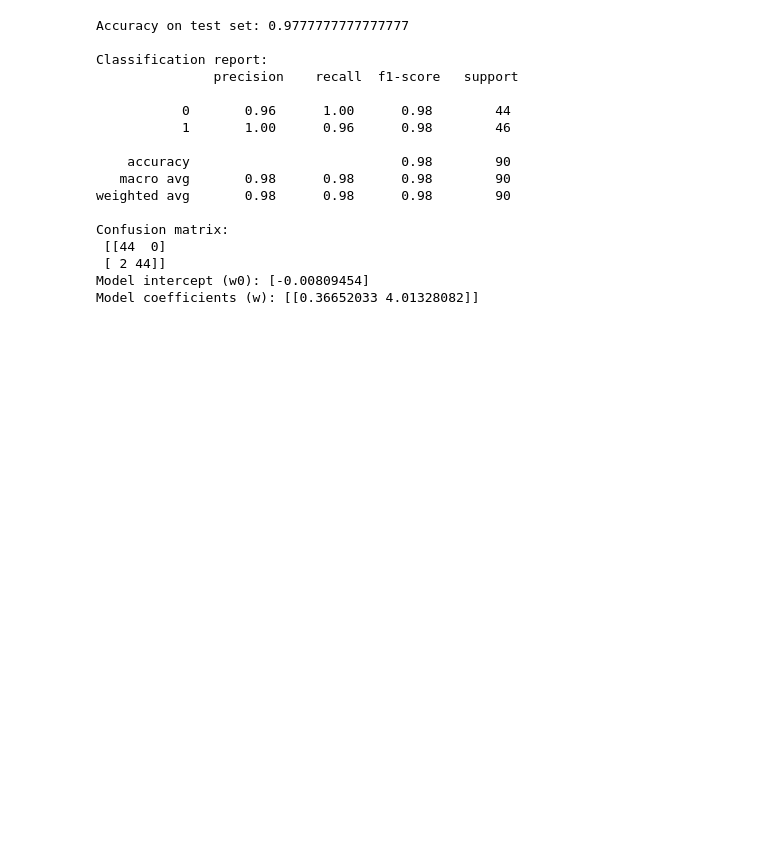
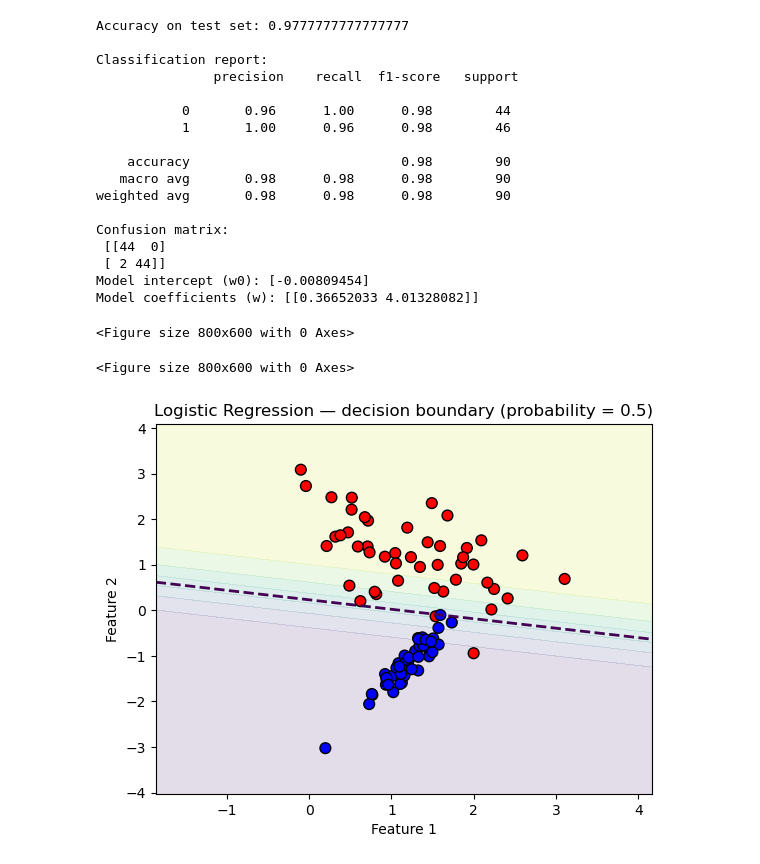
Before and after one commit to sandeshbhatta495/AI, a Jupyter notebook: Logistic Regression/basics .ipynb, the cells around one changed output. Saved outputs shown, nothing was run; the diff lists cells and outputs as text; code cells hidden in the pictures; blank space fills up the shorter version.

Commit message:
Working the next day on Logistic regression

```diff
--- a/Logistic Regression/basics .ipynb
+++ b/Logistic Regression/basics .ipynb
@@ -63,3 +65,31 @@ Confusion matrix:
  [ 2 44]]
 Model intercept (w0): [-0.00809454]
 Model coefficients (w): [[0.36652033 4.01328082]]
+# %%
+# 7) Plot decision boundary (for 2D features)
+# Create a grid of points covering the data range
+xx, yy = np.meshgrid(
+    np.linspace(X[:,0].min()-1, X[:,0].max()+1, 200),
+    np.linspace(X[:,1].min()-1, X[:,1].max()+1, 200)
+)
+grid = np.c_[xx.ravel(), yy.ravel()]
+grid_scaled = scaler.transform(grid)               # scale grid same as data
+probs = model.predict_proba(grid_scaled)[:, 1]     # probability of class 1
+probs = probs.reshape(xx.shape)
+
+plt.figure(figsize=(8,6))
+# %% [output]
+<Figure size 800x600 with 0 Axes>
+<Figure size 800x600 with 0 Axes>
+# %%
+# contour showing probability levels; 0.5 contour is decision boundary
+contour = plt.contour(xx, yy, probs, levels=[0.5], linewidths=2, linestyles='--')
+plt.contourf(xx, yy, probs, alpha=0.15)            # soft color for probability
+# plot test points
+plt.scatter(X_test[:,0], X_test[:,1], c=y_test, edgecolors='k', s=60, cmap='bwr')
+plt.title('Logistic Regression — decision boundary (probability = 0.5)')
+plt.xlabel('Feature 1')
+plt.ylabel('Feature 2')
+plt.show()
+# %% [output]
+[figure, added]
```
Also changed, not shown: parts of 1 cell of this notebook.
